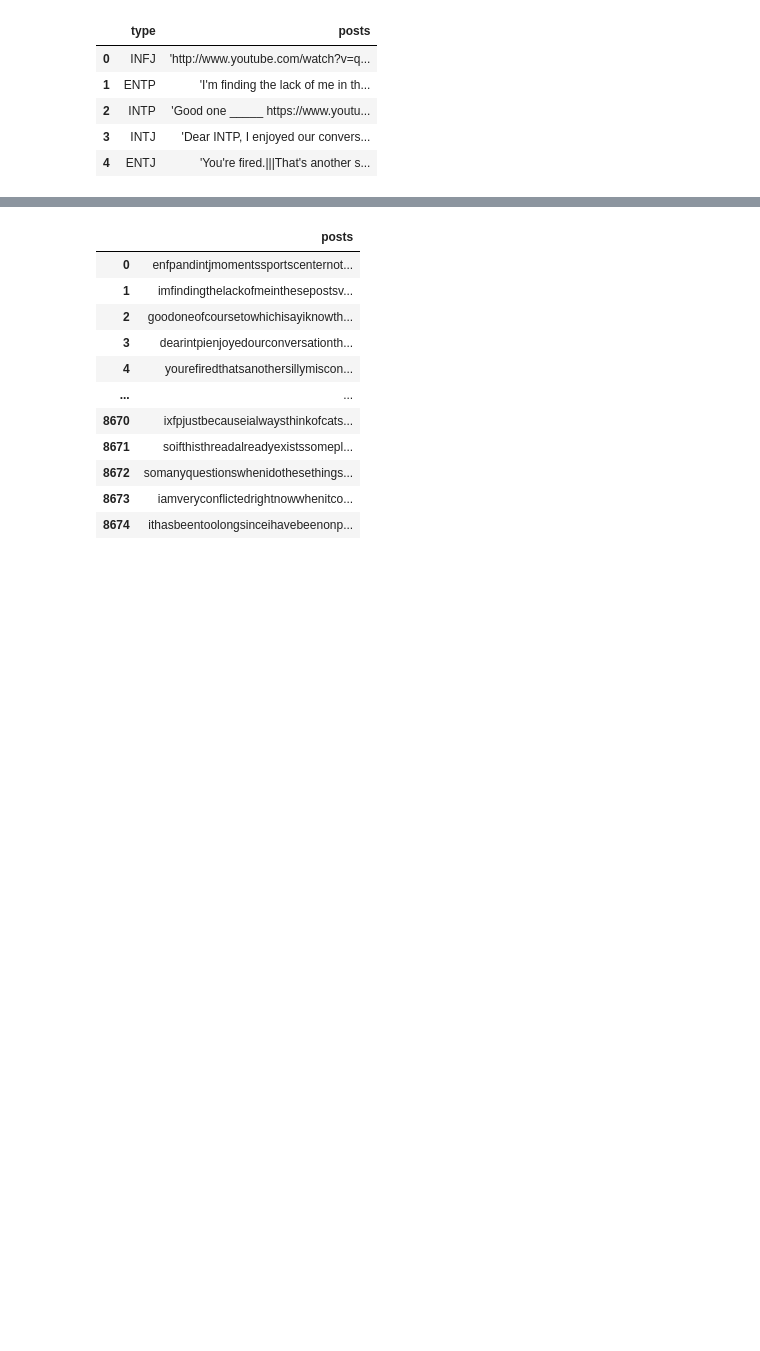
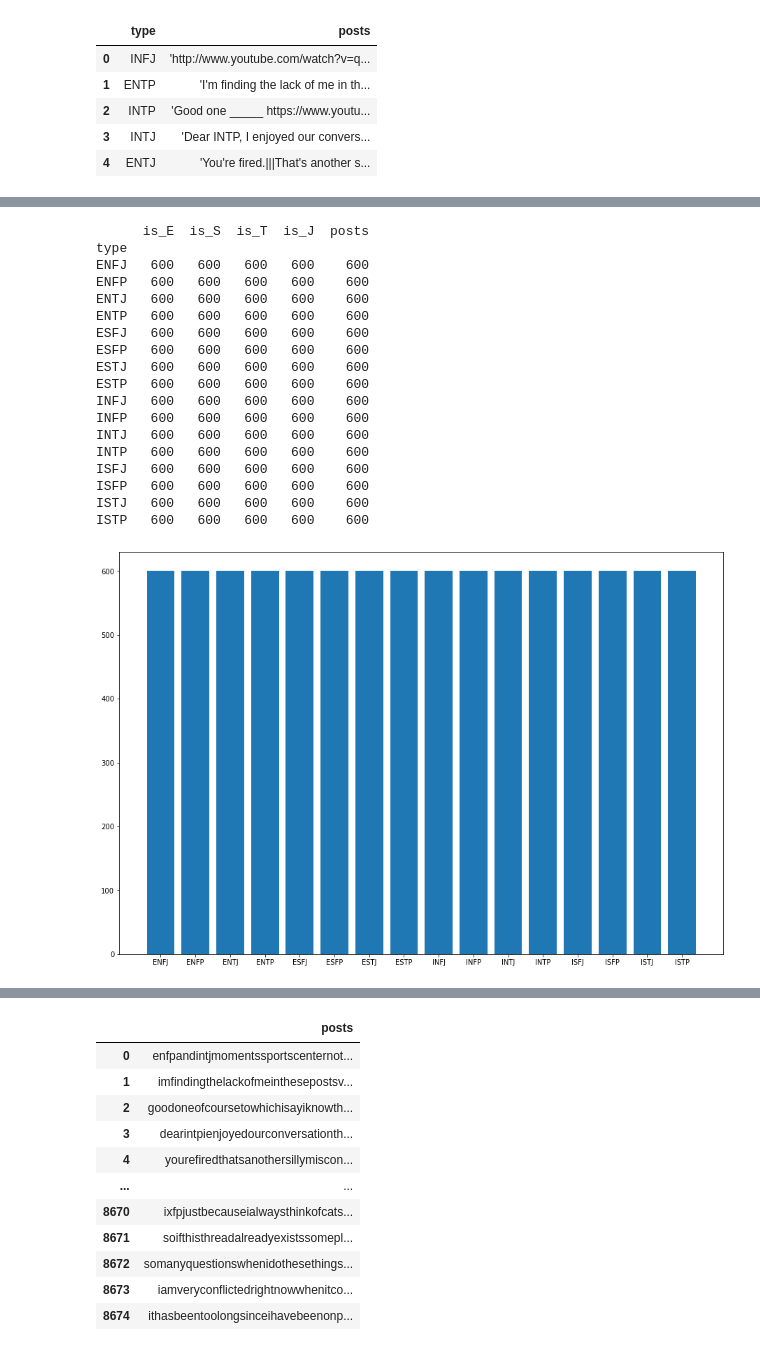
Before and after one commit to nalisharathod01/Myers-Briggs-Personality-Prediction, a Jupyter notebook: FastText.ipynb, the cells around one changed output, grey strips where cells are left out. Drawn from its saved outputs; the diff is of its cells as text; code cells hidden in the pictures; blank space fills up the shorter version.

```diff
--- a/FastText.ipynb
+++ b/FastText.ipynb
@@ -29,0 +80,23 @@ df_types.columns = ['type','is_E','is_S','is_T','is_J']
+# %%
+def up_down_sampling(data,count):
+    types = list(set(data.type))
+    defined = False
+    for tp in types :
+        print(tp)
+        if not defined:
+            defined = True
+            tp_class_count = data.type.value_counts()[tp]
+            if tp_class_count > count :
+                df = data[data['type'] == tp].sample(count)
+            else:
+                df = data[data['type'] == tp].sample(count,replace = True)
+        else:
+            tp_class_count = data.type.value_counts()[tp]
+            if tp_class_count > count :
+                df = pd.concat([df, data[data['type'] == tp].sample(count)], axis=0)
+            else:
+                df = pd.concat([df, data[data['type'] == tp].sample(count,replace = True)], axis=0)
+    return df
+# %%
+# Using Up_down Sampling for preparing trainable data
+df = up_down_sampling(df_types,600)
@@ -29,0 +120,4 @@ df_types.columns = ['type','is_E','is_S','is_T','is_J']
+# %%
+# Checking Trainable data
+count_class = df.type.value_counts()
+count_class
@@ -29,0 +142,38 @@ df_types.columns = ['type','is_E','is_S','is_T','is_J']
+# %%
+# Function To check Classes in data
+def count_class(DataFrame,count = False ,plot = False):
+    # considering 1st Column is for classes
+    Classes = list(df[df.columns[0]].unique())
+    #print(Classes)
+    if plot or count:
+        count_type = df.groupby('type').count()
+    if count : print(count_type)
+    if plot:
+        fig = plt.figure()
+        ax = fig.add_axes([0,0,2,2])
+        count_type_temp = count_type.sort_values('posts')
+        ax.bar(count_type_temp.index,count_type_temp['posts'])
+        plt.show()
+    return Classes
+# %%
+classes = count_class(df,True,True)
+# %% [output]
+      is_E  is_S  is_T  is_J  posts
+type
+ENFJ   600   600   600   600    600
+ENFP   600   600   600   600    600
+ENTJ   600   600   600   600    600
+ENTP   600   600   600   600    600
+ESFJ   600   600   600   600    600
+ESFP   600   600   600   600    600
+ESTJ   600   600   600   600    600
+ESTP   600   600   600   600    600
+INFJ   600   600   600   600    600
+INFP   600   600   600   600    600
+INTJ   600   600   600   600    600
+INTP   600   600   600   600    600
+ISFJ   600   600   600   600    600
+ISFP   600   600   600   600    600
+ISTJ   600   600   600   600    600
+ISTP   600   600   600   600    600
+[figure, added]
```
Also changed, not shown: parts of 8 cells of this notebook.
